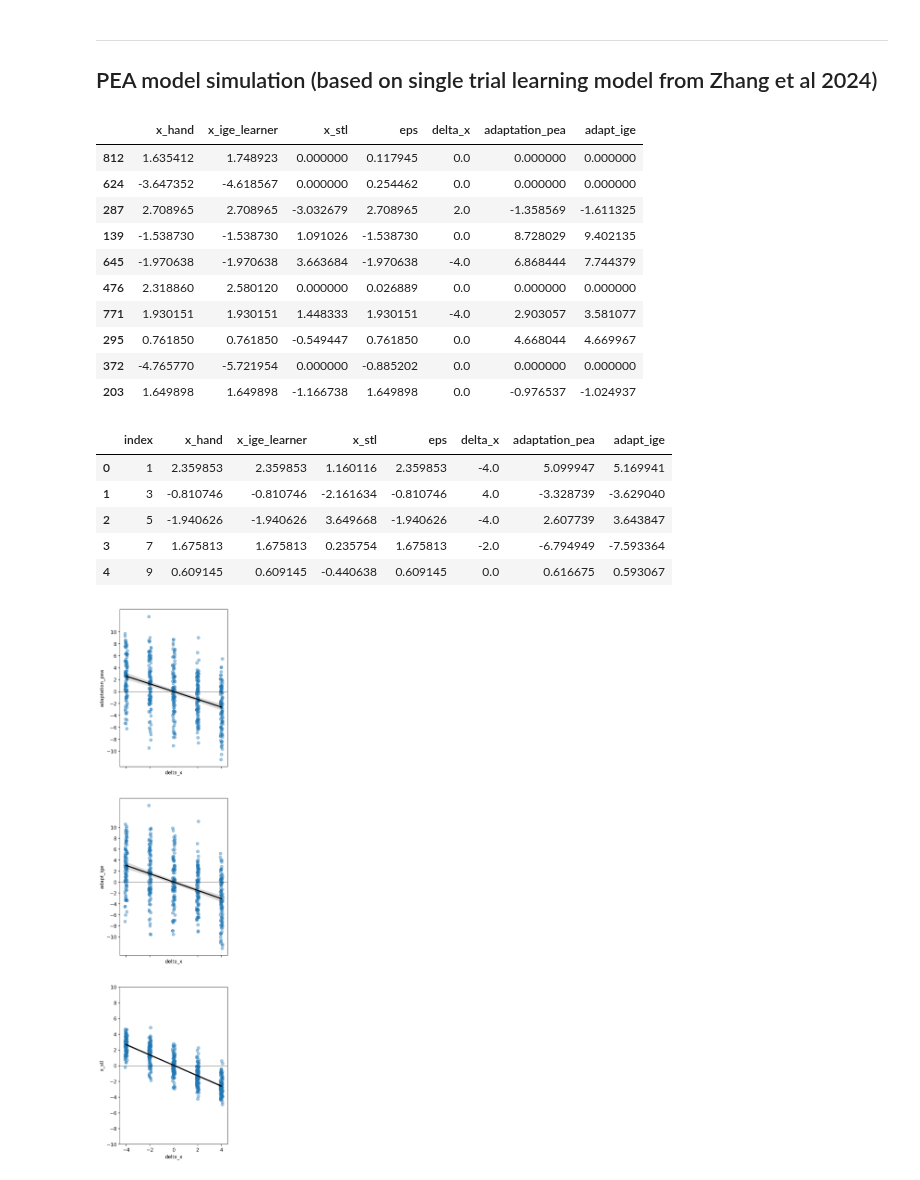
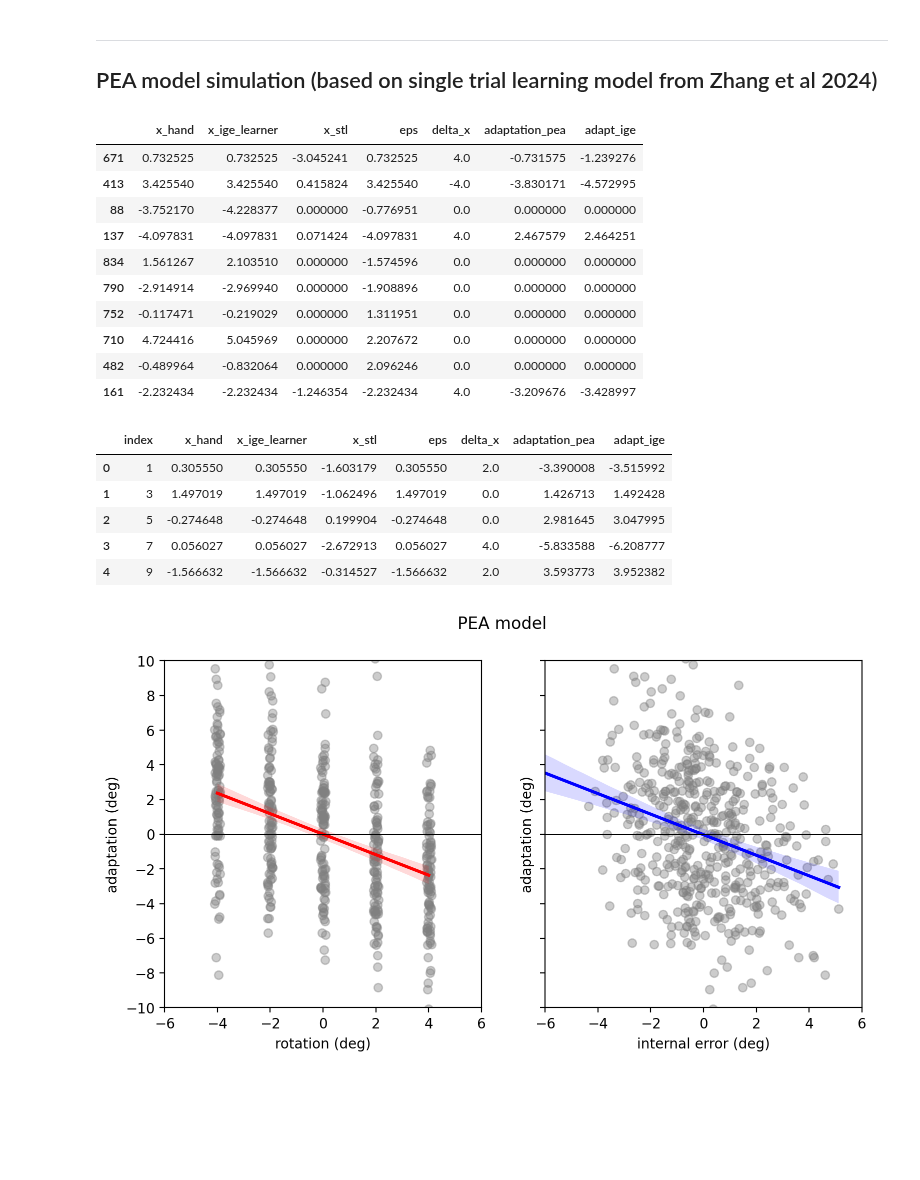
Before and after one commit to ccmlab-ubc/ige-ege, a Jupyter notebook: experiment-1/scripts/pea_simulation.ipynb, the cells around one changed output. Saved outputs shown, nothing was run; the diff lists cells and outputs as text; code cells hidden in the pictures; blank space fills up the shorter version.

```diff
--- a/experiment-1/scripts/pea_simulation.ipynb
+++ b/experiment-1/scripts/pea_simulation.ipynb
@@ -41,7 +41,7 @@ vis_fb = np.ones(num_trials)
 # vis_fb[0::n_per_miniblock] = np.random.permutation(online_fb)  # if you're mixing half vis fb, half no vis fb
 vis_fb[0::n_per_miniblock] = 0
 # %%
-sigma_motor = 2
+sigma_motor = 1.8
 eps = np.random.normal(loc=0, scale=sigma_motor, size=num_trials)  # motor noise
 
 x_stl = np.zeros(num_trials)
@@ -112,48 +112,48 @@ df_pea = pd.DataFrame({
 df_pea.sample(10)
 # %% [output]
 |  | x_hand | x_ige_learner | x_stl | eps | delta_x | adaptation_pea | adapt_ige |
-| 812 | 1.635412 | 1.748923 | 0.000000 | 0.117945 | 0.0 | 0.000000 | 0.000000 |
-| 624 | -3.647352 | -4.618567 | 0.000000 | 0.254462 | 0.0 | 0.000000 | 0.000000 |
-| 287 | 2.708965 | 2.708965 | -3.032679 | 2.708965 | 2.0 | -1.358569 | -1.611325 |
-| 139 | -1.538730 | -1.538730 | 1.091026 | -1.538730 | 0.0 | 8.728029 | 9.402135 |
-| 645 | -1.970638 | -1.970638 | 3.663684 | -1.970638 | -4.0 | 6.868444 | 7.744379 |
-| 476 | 2.318860 | 2.580120 | 0.000000 | 0.026889 | 0.0 | 0.000000 | 0.000000 |
-| 771 | 1.930151 | 1.930151 | 1.448333 | 1.930151 | -4.0 | 2.903057 | 3.581077 |
-| 295 | 0.761850 | 0.761850 | -0.549447 | 0.761850 | 0.0 | 4.668044 | 4.669967 |
-| 372 | -4.765770 | -5.721954 | 0.000000 | -0.885202 | 0.0 | 0.000000 | 0.000000 |
-| 203 | 1.649898 | 1.649898 | -1.166738 | 1.649898 | 0.0 | -0.976537 | -1.024937 |
+| 671 | 0.732525 | 0.732525 | -3.045241 | 0.732525 | 4.0 | -0.731575 | -1.239276 |
+| 413 | 3.425540 | 3.425540 | 0.415824 | 3.425540 | -4.0 | -3.830171 | -4.572995 |
+| 88 | -3.752170 | -4.228377 | 0.000000 | -0.776951 | 0.0 | 0.000000 | 0.000000 |
+| 137 | -4.097831 | -4.097831 | 0.071424 | -4.097831 | 4.0 | 2.467579 | 2.464251 |
+| 834 | 1.561267 | 2.103510 | 0.000000 | -1.574596 | 0.0 | 0.000000 | 0.000000 |
+| 790 | -2.914914 | -2.969940 | 0.000000 | -1.908896 | 0.0 | 0.000000 | 0.000000 |
+| 752 | -0.117471 | -0.219029 | 0.000000 | 1.311951 | 0.0 | 0.000000 | 0.000000 |
+| 710 | 4.724416 | 5.045969 | 0.000000 | 2.207672 | 0.0 | 0.000000 | 0.000000 |
+| 482 | -0.489964 | -0.832064 | 0.000000 | 2.096246 | 0.0 | 0.000000 | 0.000000 |
+| 161 | -2.232434 | -2.232434 | -1.246354 | -2.232434 | 4.0 | -3.209676 | -3.428997 |
 # %%
 # Create trimmed data frame without null trials
 pea = df_pea.iloc[1::n_per_miniblock].reset_index()
 pea.head()
 # %% [output]
 |  | index | x_hand | x_ige_learner | x_stl | eps | delta_x | adaptation_pea | adapt_ige |
-| 0 | 1 | 2.359853 | 2.359853 | 1.160116 | 2.359853 | -4.0 | 5.099947 | 5.169941 |
-| 1 | 3 | -0.810746 | -0.810746 | -2.161634 | -0.810746 | 4.0 | -3.328739 | -3.629040 |
-| 2 | 5 | -1.940626 | -1.940626 | 3.649668 | -1.940626 | -4.0 | 2.607739 | 3.643847 |
-| 3 | 7 | 1.675813 | 1.675813 | 0.235754 | 1.675813 | -2.0 | -6.794949 | -7.593364 |
-| 4 | 9 | 0.609145 | 0.609145 | -0.440638 | 0.609145 | 0.0 | 0.616675 | 0.593067 |
+| 0 | 1 | 0.305550 | 0.305550 | -1.603179 | 0.305550 | 2.0 | -3.390008 | -3.515992 |
+| 1 | 3 | 1.497019 | 1.497019 | -1.062496 | 1.497019 | 0.0 | 1.426713 | 1.492428 |
+| 2 | 5 | -0.274648 | -0.274648 | 0.199904 | -0.274648 | 0.0 | 2.981645 | 3.047995 |
+| 3 | 7 | 0.056027 | 0.056027 | -2.672913 | 0.056027 | 4.0 | -5.833588 | -6.208777 |
+| 4 | 9 | -1.566632 | -1.566632 | -0.314527 | -1.566632 | 2.0 | 3.593773 | 3.952382 |
 # %%
+# PEA model
 # Plot adaptation to external errors (lowess=True for 'piecewise' fit)
-fig, axs = plt.subplots(3, 1, sharex=True, figsize=(4, 20))
+fig, axs = plt.subplots(1, 2, sharey=True, figsize=(9, 4.5))
 sns.regplot(data=pea, x="delta_x", x_jitter=0.1, y="adaptation_pea",
-               scatter_kws={"alpha":0.4}, line_kws={"color":"k"}, ax=axs[0])
+               scatter_kws={"alpha":0.4, "color":"gray"}, line_kws={"color":"r"}, ax=axs[0])
 # axs[0].axis("equal")
-axs[0].set(yticks=np.arange(-10, 10.01, 2))
+axs[0].set(xlabel="rotation (deg)", ylabel="adaptation (deg)", xlim=[-5, 5], xticks=np.arange(-6, 6.01, 2),
+           ylim=[-10, 10], yticks=np.arange(-10, 10.01, 2))
 axs[0].axhline(color="k", linewidth=0.5)
 
-sns.regplot(data=pea, x="delta_x", x_jitter=0.1, y="adapt_ige",
-               scatter_kws={"alpha":0.4}, line_kws={"color":"k"}, ax=axs[1])
+sns.regplot(data=pea, x="x_hand", y="adaptation_pea", line_kws={"color":"b"}, scatter_kws={"alpha":0.4, "color":"gray"}, ax=axs[1])
 # axs[1].axis("equal")
-axs[1].set(yticks=np.arange(-10, 10.01, 2))
+axs[1].set(xlim=[-5, 5], xticks=np.arange(-6, 6.01, 2), ylim=[-10, 10], yticks=np.arange(-10, 10.01, 2),
+          xlabel="internal error (deg)", ylabel="adaptation (deg)")
 axs[1].axhline(color="k", linewidth=0.5)
 
-sns.regplot(data=pea, x="delta_x", x_jitter=0.1, y="x_stl",
-               scatter_kws={"alpha":0.4}, line_kws={"color":"k"}, ax=axs[2])
-# axs[2].axis("equal")
-axs[2].set(yticks=np.arange(-10, 10.01, 2))
-axs[2].axhline(color="k", linewidth=0.5)
+fig.suptitle("PEA model")
+# fig.savefig("pea-model-sim.png")
+
 plt.show()
 # %% [output]
-[figure, old version]
+[figure, new version]
 # %%
```
Also changed, not shown: parts of 3 cells of this notebook, 12 other files.
